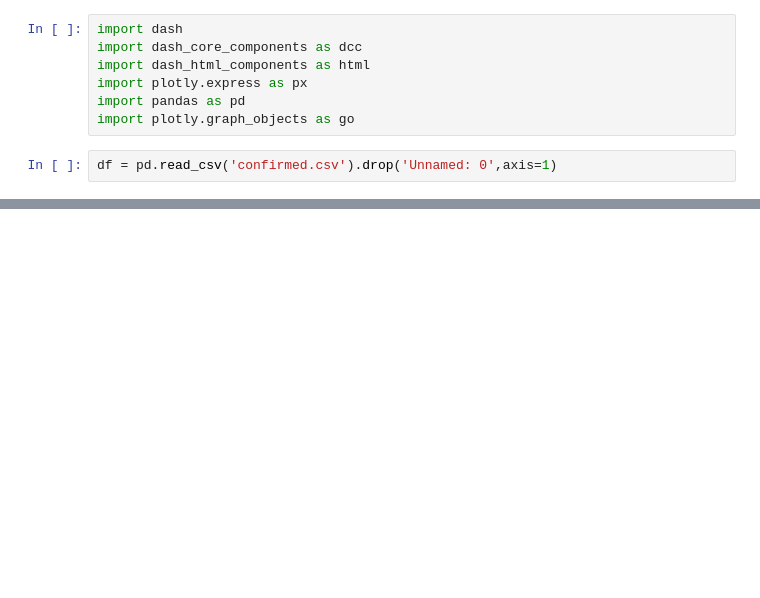
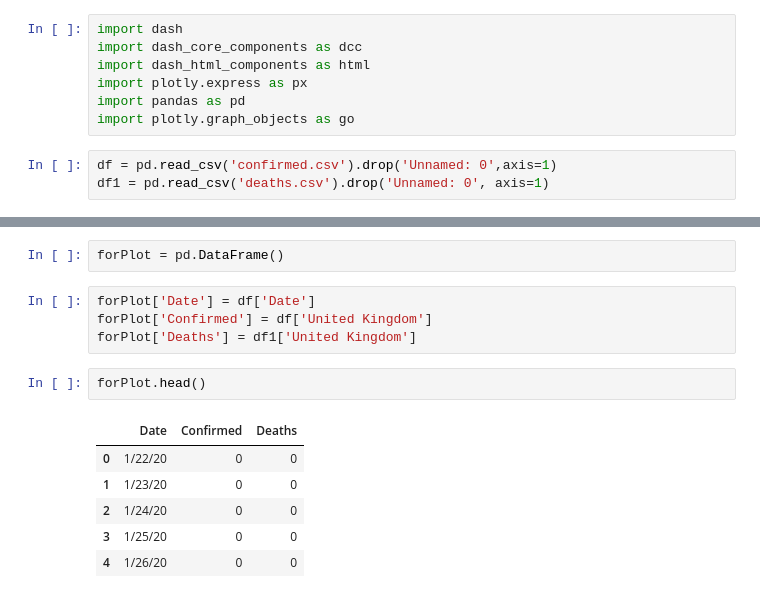
Before and after one commit to hsi-cy/covid_19_dashboard, a Jupyter notebook: plotlyGraph.ipynb, the cells around one changed output, grey strips where cells are left out. Drawn from its saved outputs; the diff is of its cells as text; blank space fills up the shorter version.

```diff
--- a/plotlyGraph.ipynb
+++ b/plotlyGraph.ipynb
@@ -7,3 +7,4 @@ import pandas as pd
 import plotly.graph_objects as go
 # %%
 df = pd.read_csv('confirmed.csv').drop('Unnamed: 0',axis=1)
+df1 = pd.read_csv('deaths.csv').drop('Unnamed: 0', axis=1)
@@ -47,0 +11,15 @@ fig.show()
+# %%
+forPlot = pd.DataFrame()
+# %%
+forPlot['Date'] = df['Date']
+forPlot['Confirmed'] = df['United Kingdom']
+forPlot['Deaths'] = df1['United Kingdom']
+# %%
+forPlot.head()
+# %% [output]
+|  | Date | Confirmed | Deaths |
+| 0 | 1/22/20 | 0 | 0 |
+| 1 | 1/23/20 | 0 | 0 |
+| 2 | 1/24/20 | 0 | 0 |
+| 3 | 1/25/20 | 0 | 0 |
+| 4 | 1/26/20 | 0 | 0 |
```
Also changed, not shown: parts of 5 cells of this notebook, 2 other files.
